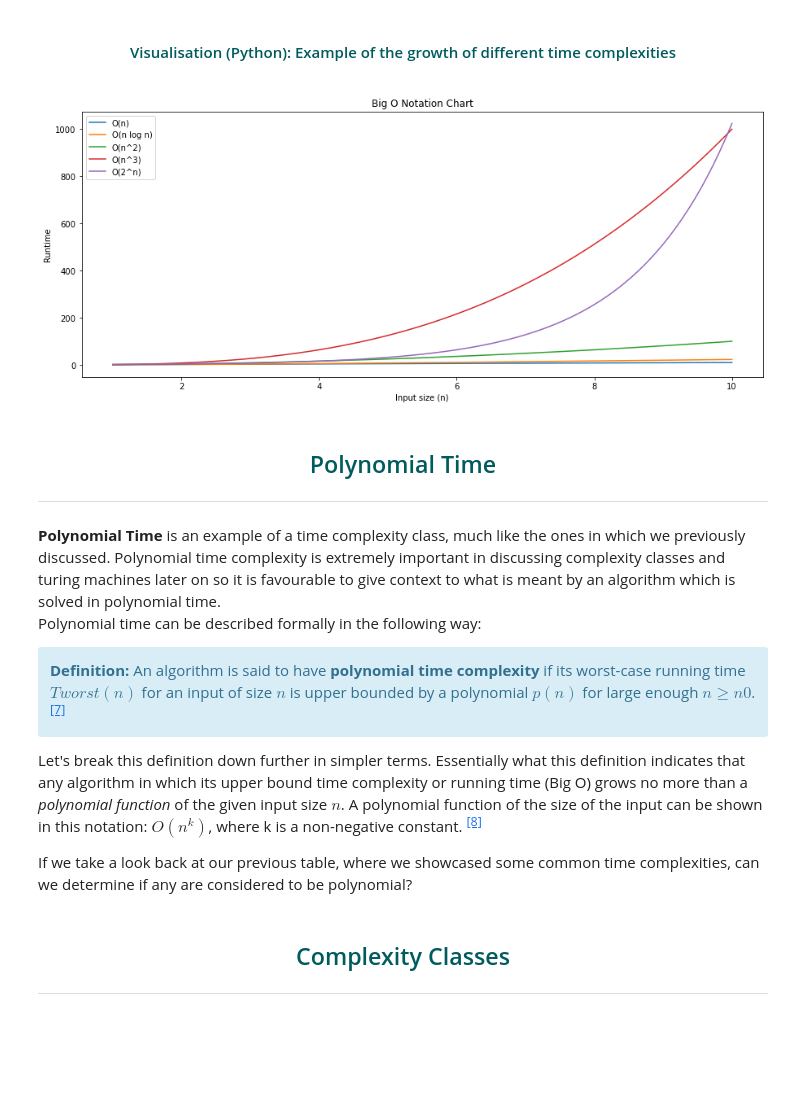
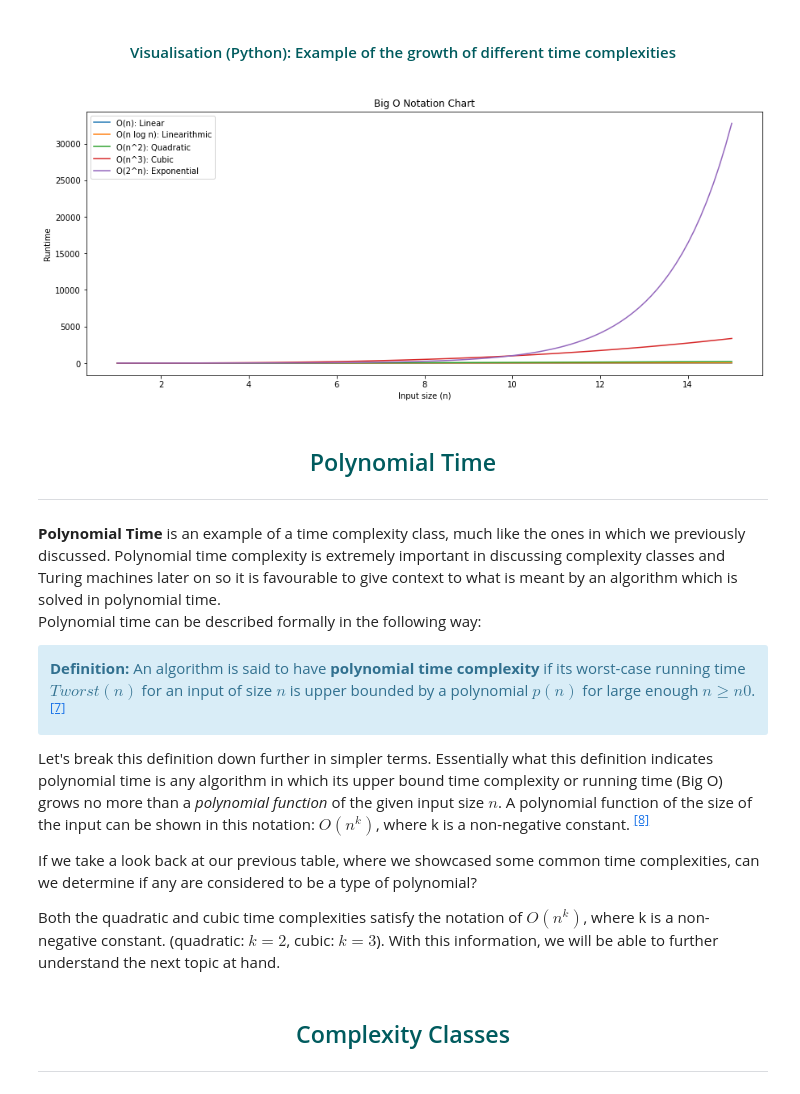
Before and after one commit to shanemcdonagh/theory-of-algorithms-assessment, a Jupyter notebook: polynomial-time.ipynb, the cells around one changed output. Saved outputs shown, nothing was run; the diff lists cells and outputs as text; code cells hidden in the pictures; blank space fills up the shorter version.

Commit message:
Finished rough draft of definition of polynomial time

```diff
--- a/polynomial-time.ipynb
+++ b/polynomial-time.ipynb
@@ -78,39 +78,39 @@ Let us compare some time complexities below in Python code as another form of vi
 # %%
 import numpy as np
 import matplotlib.pyplot as plt
 
 # Create arrays of different sizes
-n = np.linspace(1, 10, 100)
+n = np.linspace(1, 15, 100)
 nlogn = n * np.log(n)
 n_squared = n ** 2
 n_cubed = n ** 3
 two_to_n = 2 ** n
 
 # Create a larger figure
 fig = plt.figure(figsize=(15, 6))
 
 # Create a plot of the different Big O notations
-plt.plot(n, n, label='O(n)')
-plt.plot(n, nlogn, label='O(n log n)')
-plt.plot(n, n_squared, label='O(n^2)')
-plt.plot(n, n_cubed, label='O(n^3)')
-plt.plot(n, two_to_n, label='O(2^n)')
+plt.plot(n, n, label='O(n): Linear')
+plt.plot(n, nlogn, label='O(n log n): Linearithmic')
+plt.plot(n, n_squared, label='O(n^2): Quadratic')
+plt.plot(n, n_cubed, label='O(n^3): Cubic')
+plt.plot(n, two_to_n, label='O(2^n): Exponential')
 
 # Add labels and legend
 plt.xlabel('Input size (n)')
 plt.ylabel('Runtime')
 plt.title('Big O Notation Chart')
 plt.legend()
 
 # Show the plot
 plt.show()
 # %% [output]
-[figure, old version]
+[figure, new version]
 # %% [markdown]
 <center><h2 style="color: rgb(0, 91, 94);">Polynomial Time</h2></center>
 
 <hr style="border-top: 2px solid rgb(0, 91, 94);" />
-<b>Polynomial Time</b> is an example of a time complexity class, much like the ones in which we previously discussed. Polynomial time complexity is extremely important in discussing complexity classes and turing machines later on so it is favourable to give context to what is meant by an algorithm which is solved in polynomial time.
+<b>Polynomial Time</b> is an example of a time complexity class, much like the ones in which we previously discussed. Polynomial time complexity is extremely important in discussing complexity classes and Turing machines later on so it is favourable to give context to what is meant by an algorithm which is solved in polynomial time.
 
 Polynomial time can be described formally in the following way:
 
@@ -118,9 +118,11 @@ Polynomial time can be described formally in the following way:
     <b>Definition:</b> An algorithm is said to have <b>polynomial time complexity</b> if its worst-case running time $Tworst(n)$ for an input of size $n$ is upper bounded by a polynomial $p(n)$ for large enough $n≥n0$. <sup><a href="#references">[7]</a></sup>
 </div>
 
-Let's break this definition down further in simpler terms. Essentially what this definition indicates that any algorithm in which its upper bound time complexity or running time (Big O) grows no more than a <i>polynomial function</i> of the given input size $n$. A polynomial function of the size of the input can be shown in this notation: $O(n^k)$, where k is a non-negative constant. <sup><a href="#references">[8]</a></sup>
+Let's break this definition down further in simpler terms. Essentially what this definition indicates polynomial time is any algorithm in which its upper bound time complexity or running time (Big O) grows no more than a <i>polynomial function</i> of the given input size $n$. A polynomial function of the size of the input can be shown in this notation: $O(n^k)$, where k is a non-negative constant. <sup><a href="#references">[8]</a></sup>
 
-If we take a look back at our previous table, where we showcased some common time complexities, can we determine if any are considered to be polynomial?
+If we take a look back at our previous table, where we showcased some common time complexities, can we determine if any are considered to be a type of polynomial?
+
+Both the quadratic and cubic time complexities satisfy the notation of $O(n^k)$, where k is a non-negative constant. (quadratic: $k = 2$, cubic: $k = 3$). With this information, we will be able to further understand the next topic at hand.
 # %% [markdown]
 <center><h2 style="color: rgb(0, 91, 94);">Complexity Classes</h2></center>
 
```
Also changed, not shown: parts of 3 cells of this notebook.
